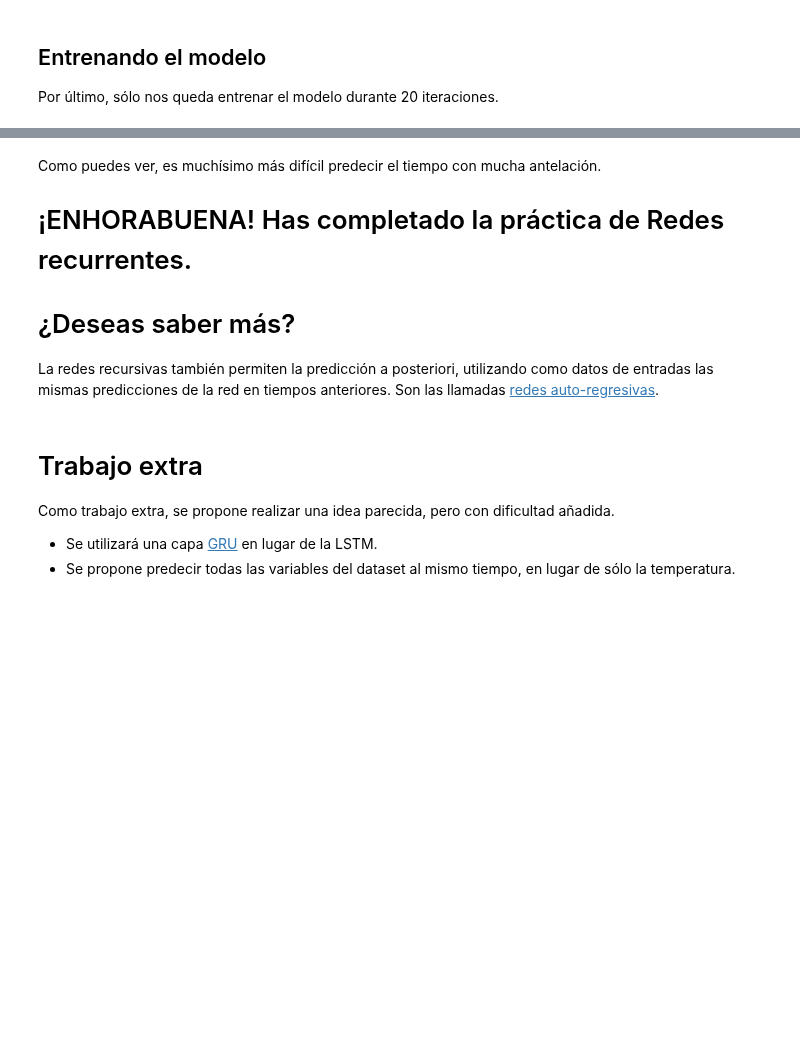
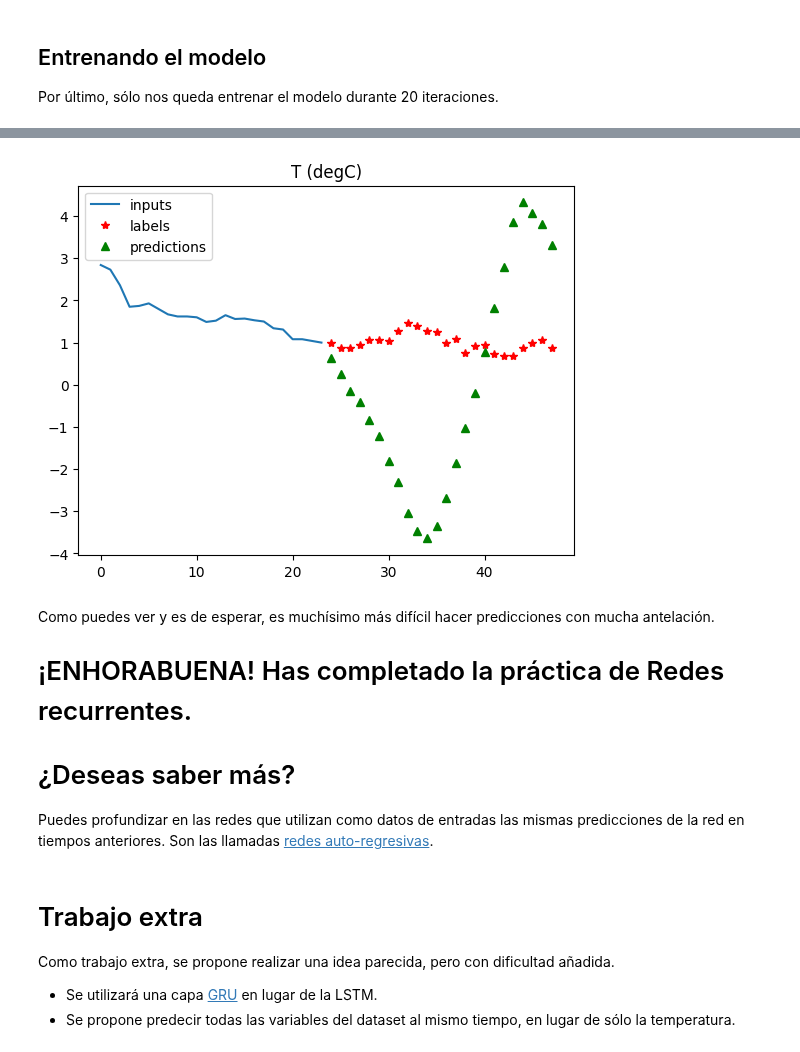
Before and after one commit to eirasf/GCED-AA2, a Jupyter notebook: lab9/lab9.ipynb, the cells around one changed output, grey strips where cells are left out. Cells and saved outputs as stored; diff of their text form; code cells hidden in the pictures; blank space fills up the shorter version.

Commit message:
Lab9 portado a torch

```diff
--- a/lab9/lab9.ipynb
+++ b/lab9/lab9.ipynb
@@ -390,17 +448,22 @@ plot_prediction(None)
+# %%
+# TODO: Coge un lote de test y haz la predicción con el modelo
+plot_prediction(...)
+# %% [output]
+[figure, added]
 # %% [markdown]
-Como puedes ver, es muchísimo más difícil predecir el tiempo con mucha antelación.
+Como puedes ver y es de esperar, es muchísimo más difícil hacer predicciones con mucha antelación.
 
 # ¡ENHORABUENA! Has completado la práctica de Redes recurrentes.
 
 # ¿Deseas saber más?
 
-La redes recursivas también permiten la predicción a posteriori, utilizando como datos de entradas las mismas predicciones de la red en tiempos anteriores. Son las llamadas [redes auto-regresivas](https://eigenfoo.xyz/deep-autoregressive-models/).
+Puedes profundizar en las redes que utilizan como datos de entradas las mismas predicciones de la red en tiempos anteriores. Son las llamadas [redes auto-regresivas](https://eigenfoo.xyz/deep-autoregressive-models/).
 # %% [markdown]
 # Trabajo extra
 
 Como trabajo extra, se propone realizar una idea parecida, pero con dificultad añadida.
 
-- Se utilizará una capa [GRU](https://www.tensorflow.org/api_docs/python/tf/keras/layers/GRU) en lugar de la LSTM.
+- Se utilizará una capa [GRU](https://docs.pytorch.org/docs/stable/generated/torch.nn.GRU.html) en lugar de la LSTM.
 - Se propone predecir todas las variables del dataset al mismo tiempo, en lugar de sólo la temperatura.
 # %%
 # TODO: escribe el código para el trabajo extra sin ayuda. Usa todos los bloques de código que quieras.
```
Also changed, not shown: parts of 34 cells of this notebook.
